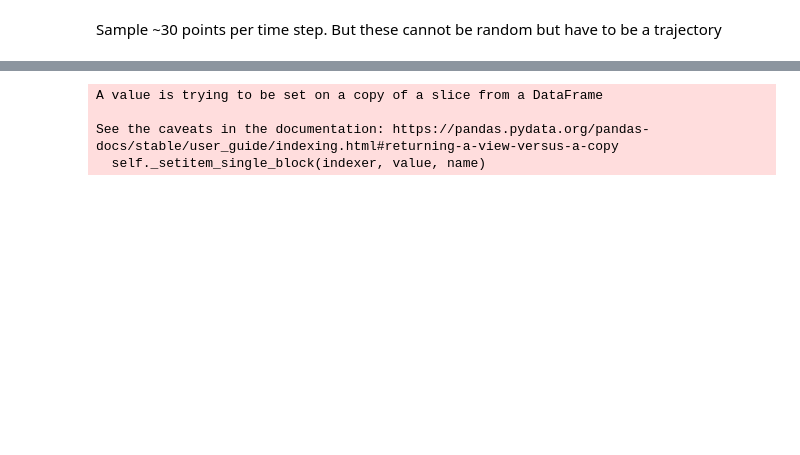
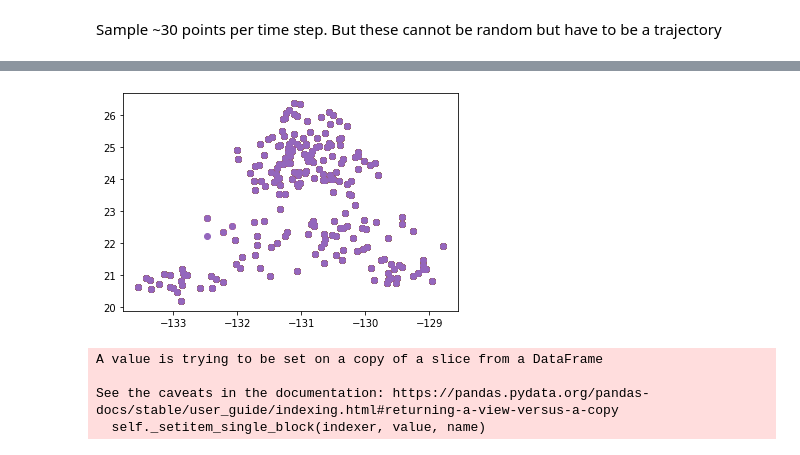
Before and after one commit to MariusWiggert/OceanPlatformControl, a Jupyter notebook: ocean_navigation_simulator/generative_error_model/notebooks/reverse_variogram_plotting.ipynb, the cells around one changed output, grey strips where cells are left out. Drawn from its saved outputs; the diff is of its cells as text; code cells hidden in the pictures; blank space fills up the shorter version.

```diff
--- a/ocean_navigation_simulator/generative_error_model/notebooks/reverse_variogram_plotting.ipynb
+++ b/ocean_navigation_simulator/generative_error_model/notebooks/reverse_variogram_plotting.ipynb
@@ -63 +79,35 @@ Buoy Meta Data:
+# %%
+# sample lat, lon coordinates from numpy uniform and perturb for subsequent
+# time steps to simulate a trajectory
+
+n = 30  # points per time step
+lon_positions = np.random.uniform(low=lon_range[0], high=lon_range[1], size=n)
+lat_positions = np.random.uniform(low=lat_range[0], high=lat_range[1], size=n)
+time = t_range[0]
+buoy_index = list(range(n))
+
+df = pd.DataFrame({"time": time,
+                   "lon": lon_positions,
+                   "lat": lat_positions,
+                   "buoy": buoy_index})
+
+# perturb initial positions slightly
+time_steps = timedelta_to_hours(t_range[1] - t_range[0])
+for i in range(1, time_steps):
+    lon_pertubations = np.random.uniform(low=-0.5, high=0.5, size=n)
+    lat_pertubations = np.random.uniform(low=-0.5, high=0.5, size=n)
+
+    lon_positions = lon_positions + lon_pertubations
+    lat_positions = lat_positions + lat_pertubations
+    time = time + datetime.timedelta(hours=1)
+    df_temp = pd.DataFrame({"time": time,
+                            "lon": lon_positions,
+                            "lat": lat_positions,
+                            "buoy": buoy_index})
+    df = pd.concat([df, df_temp], ignore_index=True)
+
+    df_buoy = df[df["buoy"] == 0]
+    plt.scatter(df_buoy["lon"], df_buoy["lat"])
+# %% [output]
+[figure, added]
 # %%
```
Also changed, not shown: parts of 10 cells of this notebook, 11 other files.
